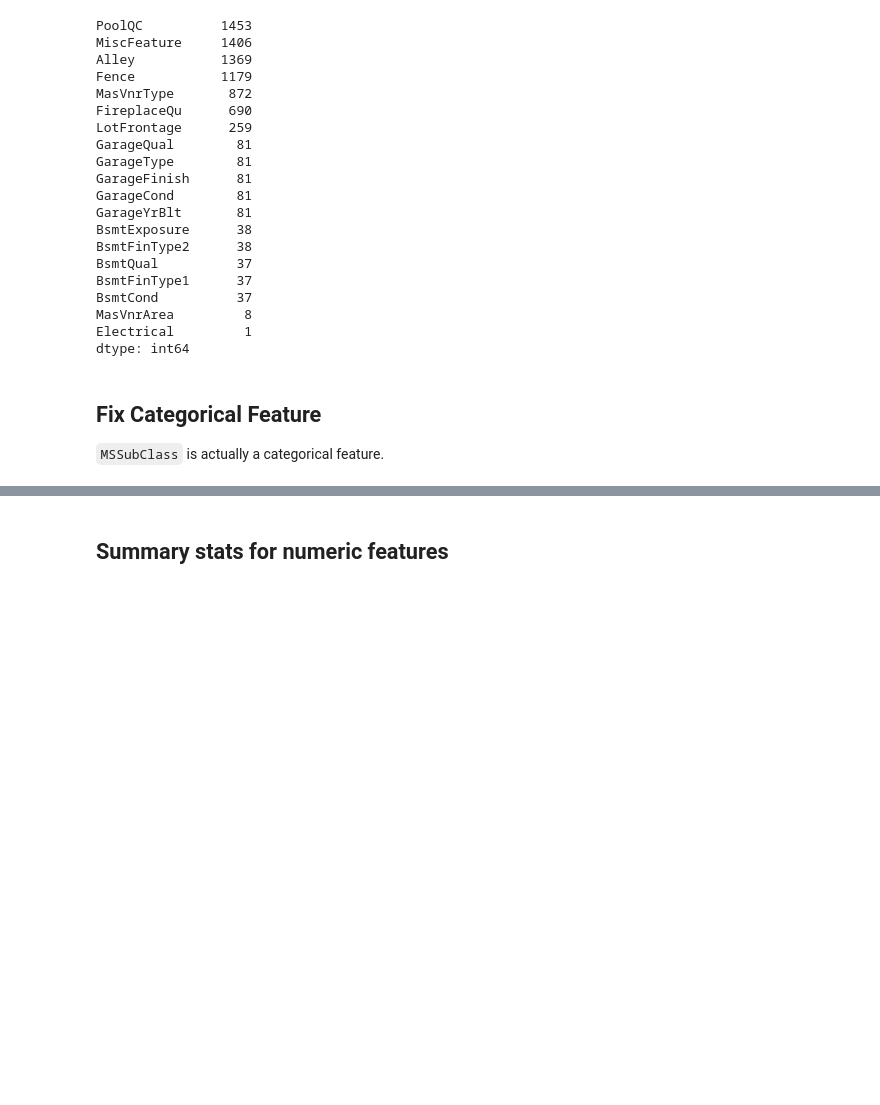
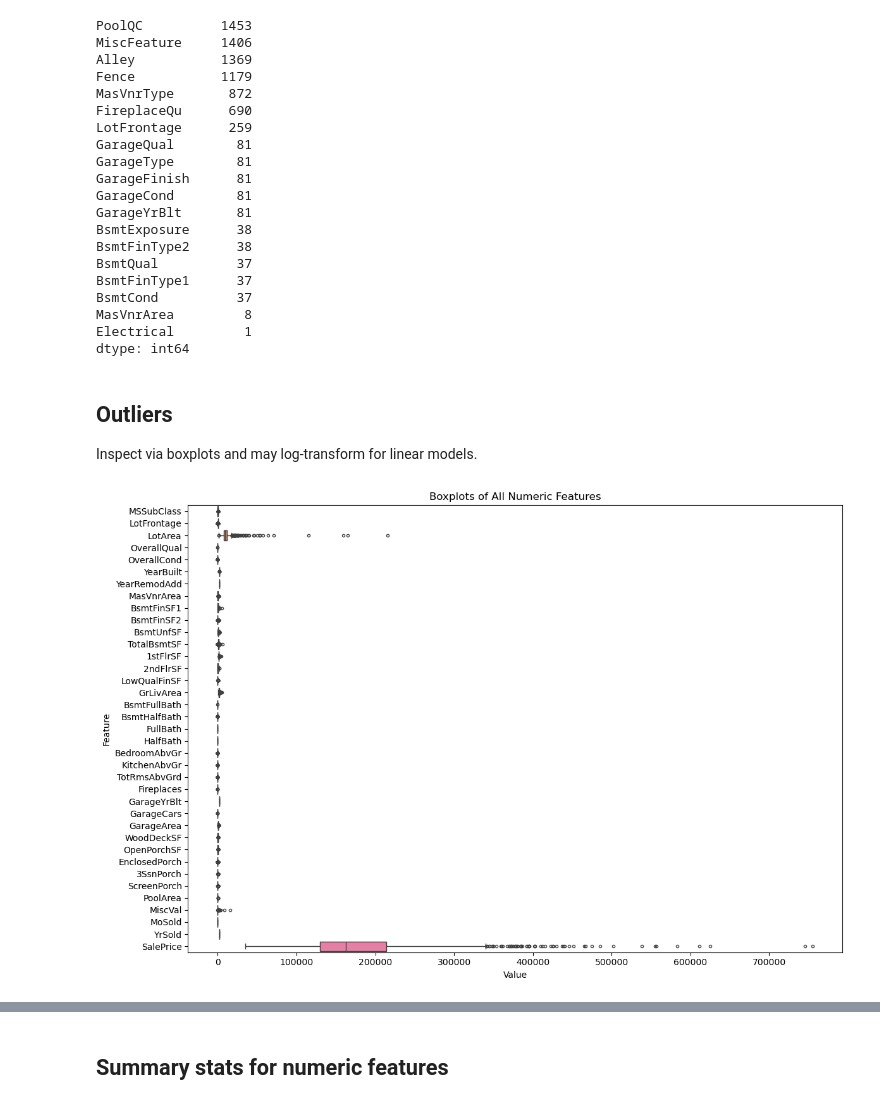
Before and after one commit to JamesFCoffey/ml-ds-techniques, a Jupyter notebook: notebooks/house_prices.ipynb, the cells around one changed output, grey strips where cells are left out. Saved outputs shown, nothing was run; the diff lists cells and outputs as text; code cells hidden in the pictures; blank space fills up the shorter version.

```diff
--- a/notebooks/house_prices.ipynb
+++ b/notebooks/house_prices.ipynb
@@ -861,7 +915,17 @@ BsmtCond          37
 MasVnrArea         8
 Electrical         1
 dtype: int64
-# %% [markdown]
-## Fix Categorical Feature
-
-`MSSubClass` is actually a categorical feature.
+# %% [markdown]
+## Outliers
+
+Inspect via boxplots and may log-transform for linear models.
+# %%
+plt.figure(figsize=(12, 8))
+sns.boxplot(data=train.select_dtypes(include=['int64','float64']), orient='h', fliersize=3)
+plt.title("Boxplots of All Numeric Features")
+plt.xlabel("Value")
+plt.ylabel("Feature")
+plt.tight_layout()
+plt.show()
+# %% [output]
+[figure, added]
```
Also changed, not shown: parts of 45 cells of this notebook.
